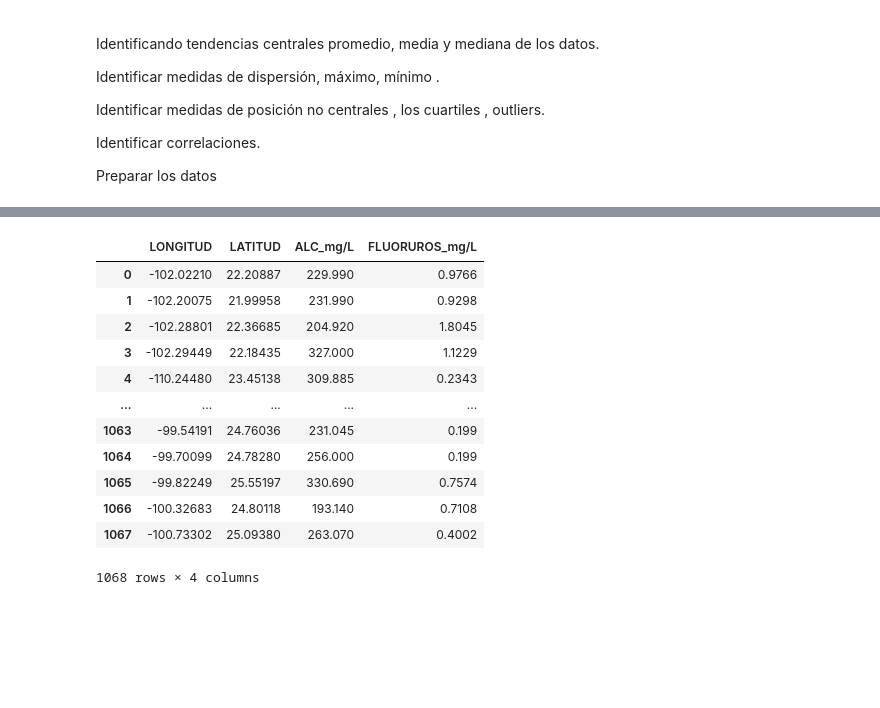
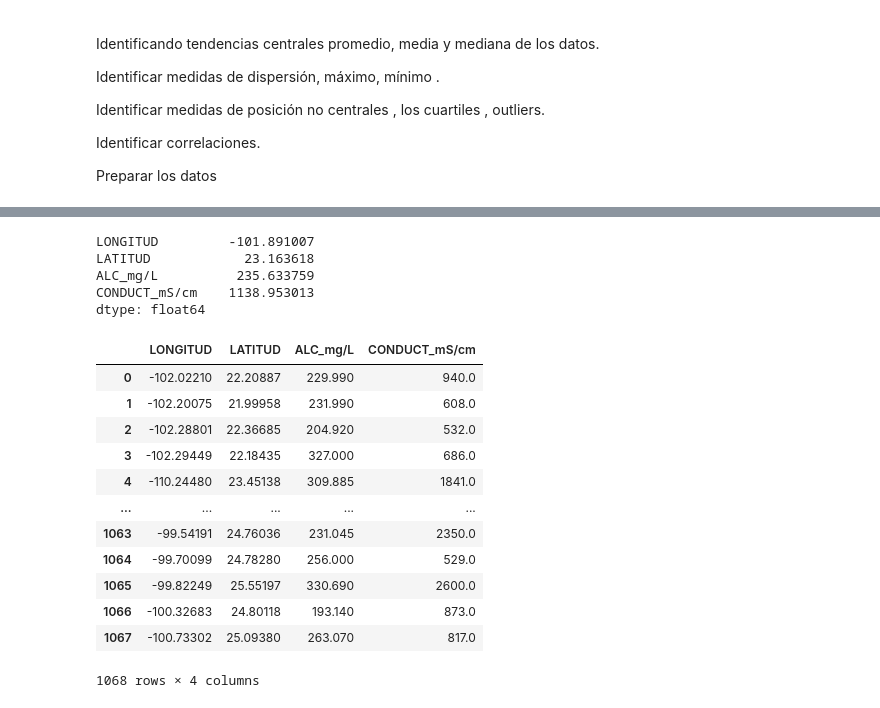
Before and after one commit to PosgradoMNA/actividades-del-projecto-cad_equipo_18, a Jupyter notebook: Equipo_18_Entrega_1_Aguas_Subterraneas.ipynb, the cells around one changed output, grey strips where cells are left out. Saved outputs shown, nothing was run; the diff lists cells and outputs as text; code cells hidden in the pictures; blank space fills up the shorter version.

```diff
--- a/Equipo_18_Entrega_1_Aguas_Subterraneas.ipynb
+++ b/Equipo_18_Entrega_1_Aguas_Subterraneas.ipynb
@@ -599,20 +618,28 @@ nAGUASUB.describe()
+# %%
+nAGUASUB_num.mean()
+# %% [output]
+LONGITUD         -101.891007
+LATITUD            23.163618
+ALC_mg/L          235.633759
+CONDUCT_mS/cm    1138.953013
+dtype: float64
 # %%
 #Pasando el array que se arroja como resultado de la transformación y normalización a un DaatFrame
-df_histo = pd.DataFrame(nAGUASUB_num, columns = ['LONGITUD','LATITUD',"ALC_mg/L","CONDUCT_mS/cm","FLUORUROS_mg/L"])
+df_histo = pd.DataFrame(nAGUASUB_num, columns = ['LONGITUD','LATITUD',"ALC_mg/L","CONDUCT_mS/cm"])
 df_histo
 # %% [output]
-|  | LONGITUD | LATITUD | ALC_mg/L | FLUORUROS_mg/L |
-| 0 | -102.02210 | 22.20887 | 229.990 | 0.9766 |
-| 1 | -102.20075 | 21.99958 | 231.990 | 0.9298 |
-| 2 | -102.28801 | 22.36685 | 204.920 | 1.8045 |
-| 3 | -102.29449 | 22.18435 | 327.000 | 1.1229 |
-| 4 | -110.24480 | 23.45138 | 309.885 | 0.2343 |
+|  | LONGITUD | LATITUD | ALC_mg/L | CONDUCT_mS/cm |
+| 0 | -102.02210 | 22.20887 | 229.990 | 940.0 |
+| 1 | -102.20075 | 21.99958 | 231.990 | 608.0 |
+| 2 | -102.28801 | 22.36685 | 204.920 | 532.0 |
+| 3 | -102.29449 | 22.18435 | 327.000 | 686.0 |
+| 4 | -110.24480 | 23.45138 | 309.885 | 1841.0 |
 | ... | ... | ... | ... | ... |
-| 1063 | -99.54191 | 24.76036 | 231.045 | 0.199 |
-| 1064 | -99.70099 | 24.78280 | 256.000 | 0.199 |
-| 1065 | -99.82249 | 25.55197 | 330.690 | 0.7574 |
-| 1066 | -100.32683 | 24.80118 | 193.140 | 0.7108 |
-| 1067 | -100.73302 | 25.09380 | 263.070 | 0.4002 |
+| 1063 | -99.54191 | 24.76036 | 231.045 | 2350.0 |
+| 1064 | -99.70099 | 24.78280 | 256.000 | 529.0 |
+| 1065 | -99.82249 | 25.55197 | 330.690 | 2600.0 |
+| 1066 | -100.32683 | 24.80118 | 193.140 | 873.0 |
+| 1067 | -100.73302 | 25.09380 | 263.070 | 817.0 |
 1068 rows × 4 columns
 # %%
 #Función que grafica un histograma de acuerdo a los parámetros predefinidos
```
Also changed, not shown: parts of 6 cells of this notebook.
